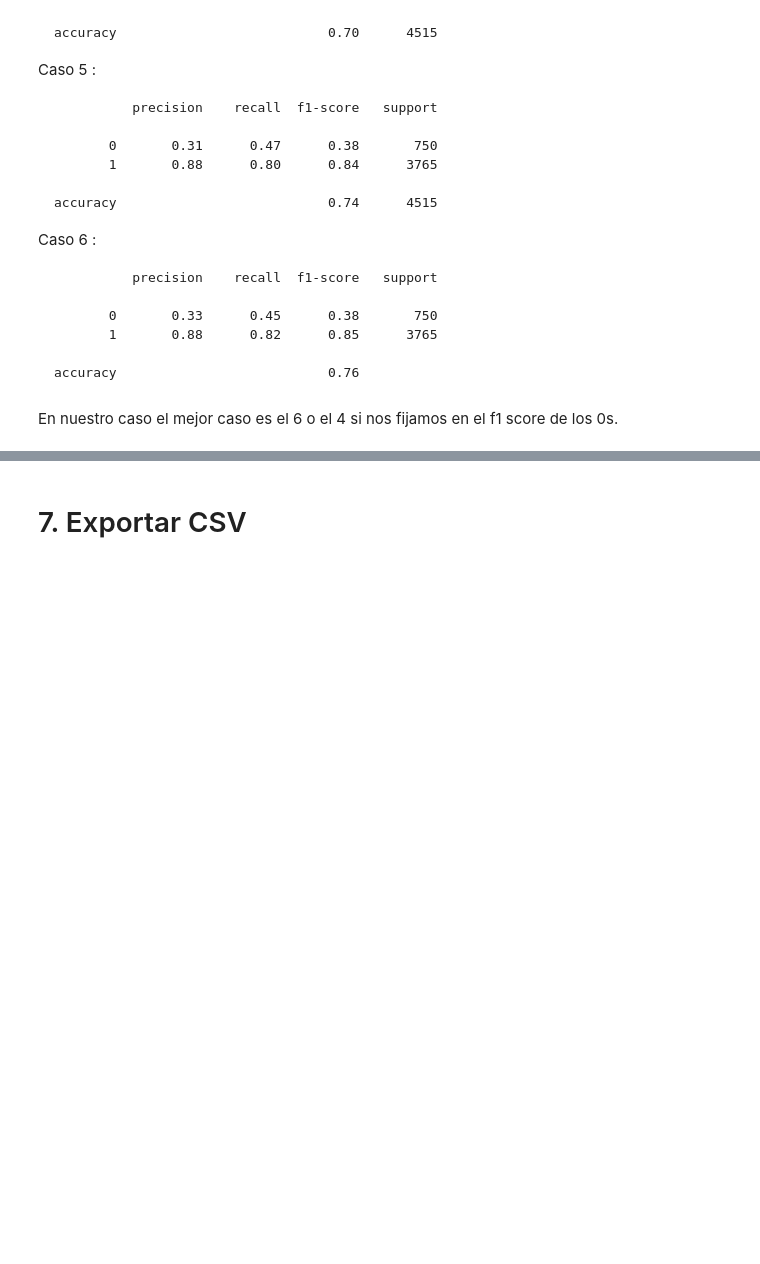
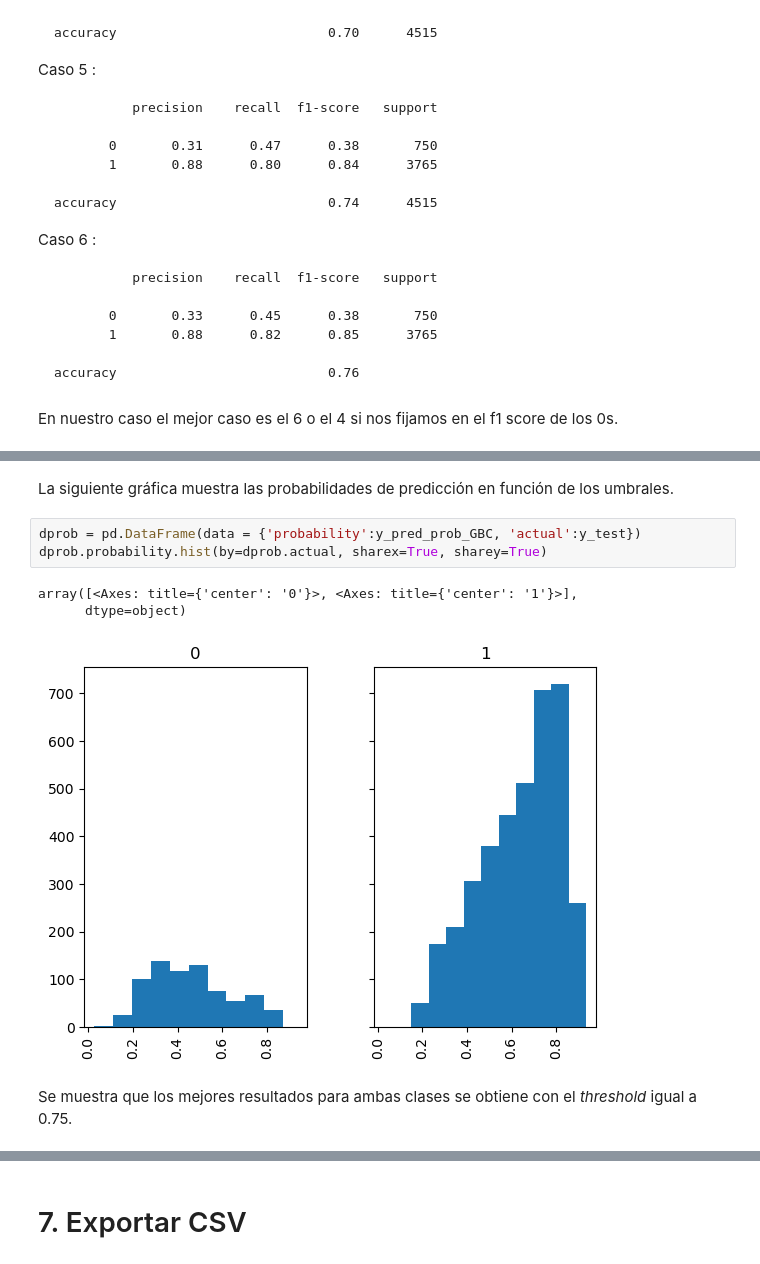
Before and after one commit to Tehedor/Reto1_ML-ABID, a Jupyter notebook: 5_Entrenamiento_y_evaluacion_modelos.ipynb, the cells around one changed output, grey strips where cells are left out. Cells and saved outputs as stored; diff of their text form; blank space fills up the shorter version.

```diff
--- a/5_Entrenamiento_y_evaluacion_modelos.ipynb
+++ b/5_Entrenamiento_y_evaluacion_modelos.ipynb
@@ -1523,0 +1648,11 @@ En nuestro caso el mejor caso es el 6 o el 4 si nos fijamos en el f1 score de lo
+# %% [markdown]
+La siguiente gráfica muestra las probabilidades de predicción en función de los umbrales.
+# %%
+dprob = pd.DataFrame(data = {'probability':y_pred_prob_GBC, 'actual':y_test})
+dprob.probability.hist(by=dprob.actual, sharex=True, sharey=True)
+# %% [output]
+array([<Axes: title={'center': '0'}>, <Axes: title={'center': '1'}>],
+      dtype=object)
+[figure, added]
+# %% [markdown]
+Se muestra que los mejores resultados para ambas clases se obtiene con el *threshold* igual a 0.75.
```
Also changed, not shown: parts of 203 cells of this notebook, 4 other files.
